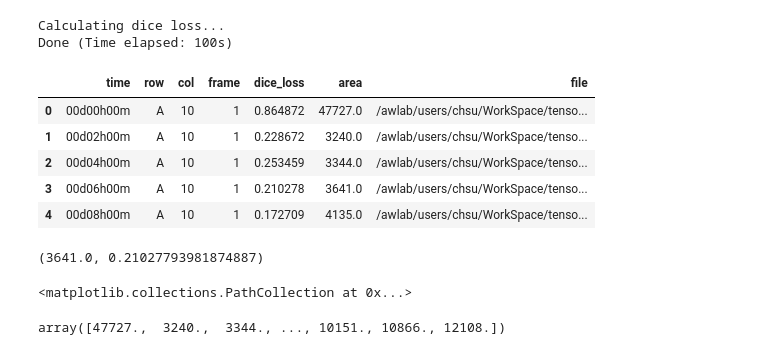
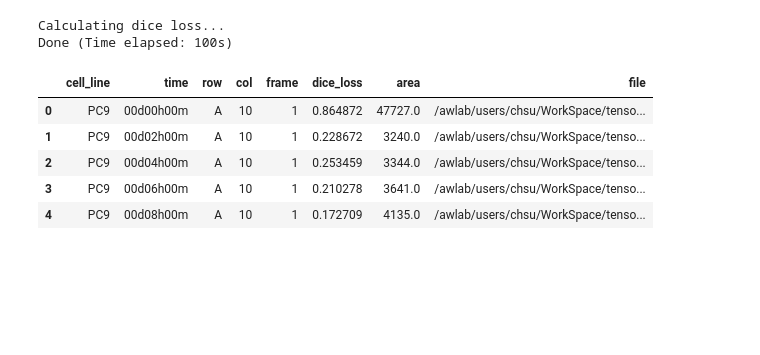
Before and after one commit to chienhsiang/tensorflow, a Jupyter notebook: segmentation/code/jupyter_notebooks/results_analysis.ipynb, the cells around one changed output. Saved outputs shown, nothing was run; the diff lists cells and outputs as text; code cells hidden in the pictures; blank space fills up the shorter version.

```diff
--- a/segmentation/code/jupyter_notebooks/results_analysis.ipynb
+++ b/segmentation/code/jupyter_notebooks/results_analysis.ipynb
@@ -98,31 +98,27 @@ Done (Time elapsed: 100s)
 pattern = re.compile('_(?P<row>[A-Z])(?P<col>\d+)_(?P<frame>\d)_(?P<time>.*)\.png$')
 metadata = [pattern.search(f).groupdict() for f in file_names]
 # %%
+def get_cellline(row):
+    if row in 'ABCD':
+        cellline = 'PC9'
+    else:
+        cellline = 'A549'
+    return cellline
+
 df = pd.DataFrame(metadata)
 df['dice_loss'] = DL
 df['area'] = area
 df['file'] = [os.path.join(overlay_dir, f) for f in file_names]
-df = df[['time', 'row', 'col', 'frame', 'dice_loss', 'area', 'file']]
+df['cell_line'] = df['row'].map(get_cellline)
+df = df[['cell_line', 'time', 'row', 'col', 'frame', 'dice_loss', 'area', 'file']]
 df.head()
 # %% [output]
-|  | time | row | col | frame | dice_loss | area | file |
-| 0 | 00d00h00m | A | 10 | 1 | 0.864872 | 47727.0 | /awlab/users/chsu/WorkSpace/tenso... |
-| 1 | 00d02h00m | A | 10 | 1 | 0.228672 | 3240.0 | /awlab/users/chsu/WorkSpace/tenso... |
-| 2 | 00d04h00m | A | 10 | 1 | 0.253459 | 3344.0 | /awlab/users/chsu/WorkSpace/tenso... |
-| 3 | 00d06h00m | A | 10 | 1 | 0.210278 | 3641.0 | /awlab/users/chsu/WorkSpace/tenso... |
-| 4 | 00d08h00m | A | 10 | 1 | 0.172709 | 4135.0 | /awlab/users/chsu/WorkSpace/tenso... |
+|  | cell_line | time | row | col | frame | dice_loss | area | file |
+| 0 | PC9 | 00d00h00m | A | 10 | 1 | 0.864872 | 47727.0 | /awlab/users/chsu/WorkSpace/tenso... |
+| 1 | PC9 | 00d02h00m | A | 10 | 1 | 0.228672 | 3240.0 | /awlab/users/chsu/WorkSpace/tenso... |
+| 2 | PC9 | 00d04h00m | A | 10 | 1 | 0.253459 | 3344.0 | /awlab/users/chsu/WorkSpace/tenso... |
+| 3 | PC9 | 00d06h00m | A | 10 | 1 | 0.210278 | 3641.0 | /awlab/users/chsu/WorkSpace/tenso... |
+| 4 | PC9 | 00d08h00m | A | 10 | 1 | 0.172709 | 4135.0 | /awlab/users/chsu/WorkSpace/tenso... |
-# %%
-tuple(sc.get_offsets()[3])
-# %% [output]
-(3641.0, 0.21027793981874887)
-# %%
-ax.collections[0].ge
-# %% [output]
-<matplotlib.collections.PathCollection at 0x...>
-# %%
-pos[0]
-# %% [output]
-array([47727.,  3240.,  3344., ..., 10151., 10866., 12108.])
 # %%
 %matplotlib notebook
 
```
Also changed, not shown: parts of 1 cell of this notebook.
